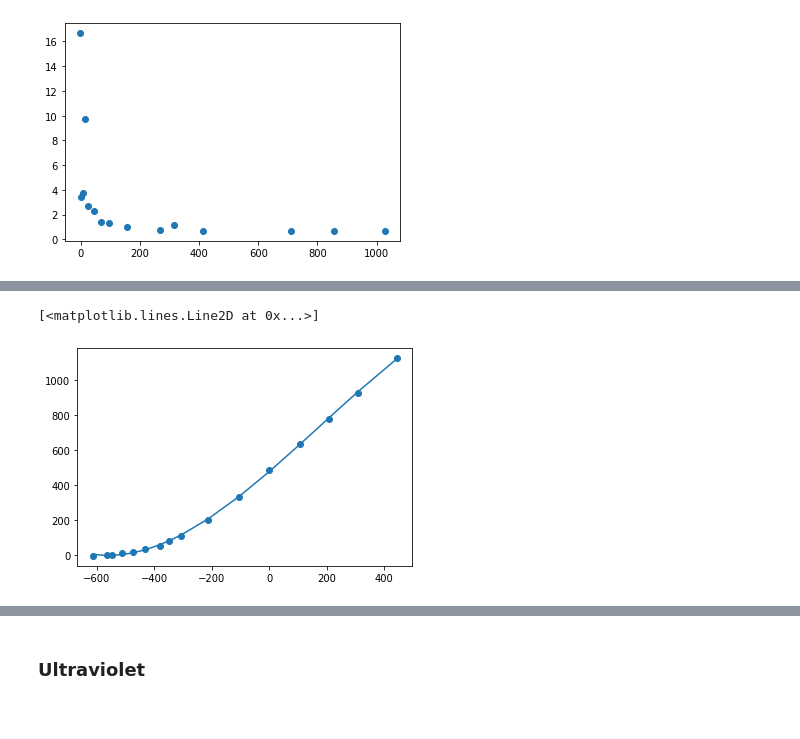
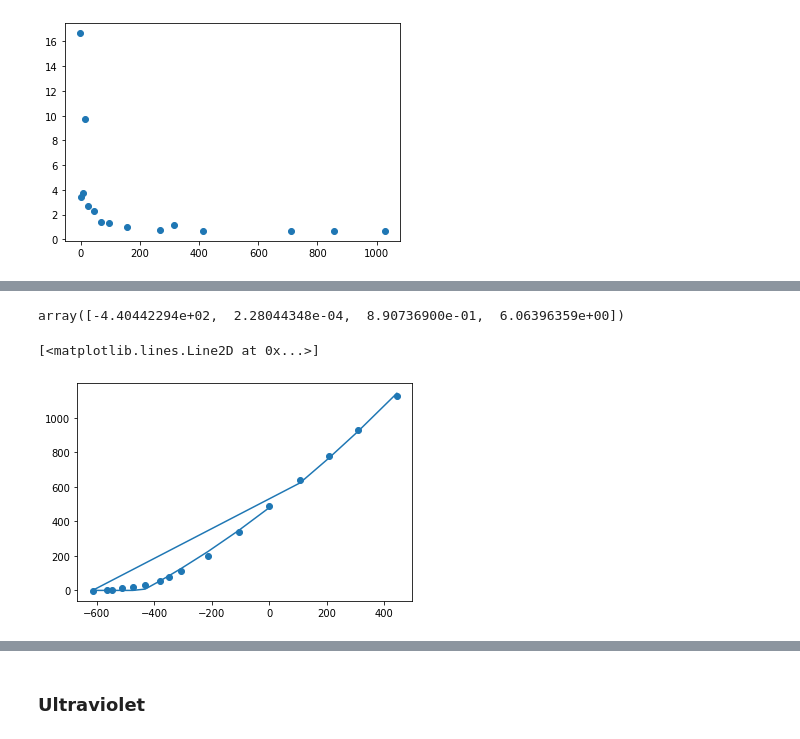
Before and after one commit to AyushmaanAggarwal/Physics-5CL, a Jupyter notebook: Lab 04/In Lab Calculations.ipynb, the cells around one changed output, grey strips where cells are left out. Saved outputs shown, nothing was run; the diff lists cells and outputs as text; code cells hidden in the pictures.

```diff
--- a/Lab 04/In Lab Calculations.ipynb
+++ b/Lab 04/In Lab Calculations.ipynb
@@ -4,3 +5,24 @@ import matplotlib.pyplot as plt
+# %%
+def non_ohmic(V, V_0, a, b, c):
+    V = V - V_0
+
+    if V < 0:
+        return 0
+    elif V > c:
+        slope = 2*a*V + b
+        x_point = c
+        y_point = a*c**2 + b*c
+        return slope*(V-x_point) + y_point
+    return a*V**2 + b*V
+
+def non_ohmic_list(V, V_0, a, b, c=10000):
+    return [non_ohmic(x, V_0, a, b, c) for x in V]
+
+def stoping_voltage(V_0, a, b):
+    x = 400
+    y = a*x**2 + b*x
+    slope = 2*a*x + b
+    return -y/slope + x + V_0
 # %% [markdown]
 # Experiment 1
 # %%
@@ -197,3 +214,7 @@ Voltage = np.array(Voltage)
 Current = np.array(Current)
 order   = np.argsort(Voltage)
 assert len(Voltage) == len(Current)
+# %%
+p, cov = opt.curve_fit(non_ohmic_list, Voltage, Current, [-400, .1, .1, 0])
+V_0, a, b, c= p
+print(p)
@@ -243,6 +261,10 @@ plt.scatter(Voltage[order], y3[order])
+# %%
+p
+# %% [output]
+array([-4.40442294e+02,  2.28044348e-04,  8.90736900e-01,  6.06396359e+00])
 # %%
 plt.scatter(Voltage, Current)
-plt.plot(Voltage[order], y[order])
+plt.plot(Voltage, non_ohmic_list(Voltage, V_0, a, b, c))
 # %% [output]
 [<matplotlib.lines.Line2D at 0x...>]
-[figure, old version]
+[figure, new version]
```
Also changed, not shown: parts of 22 cells of this notebook, 2 other files.
